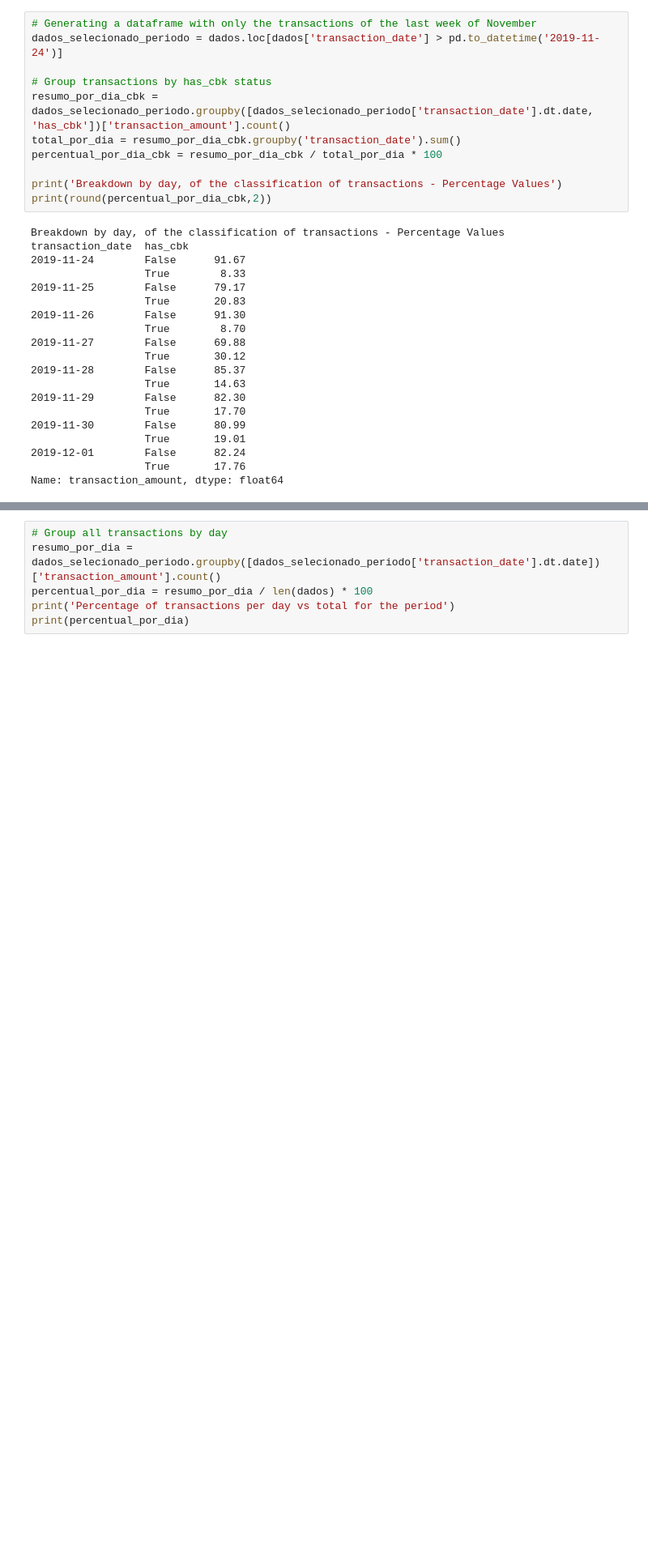
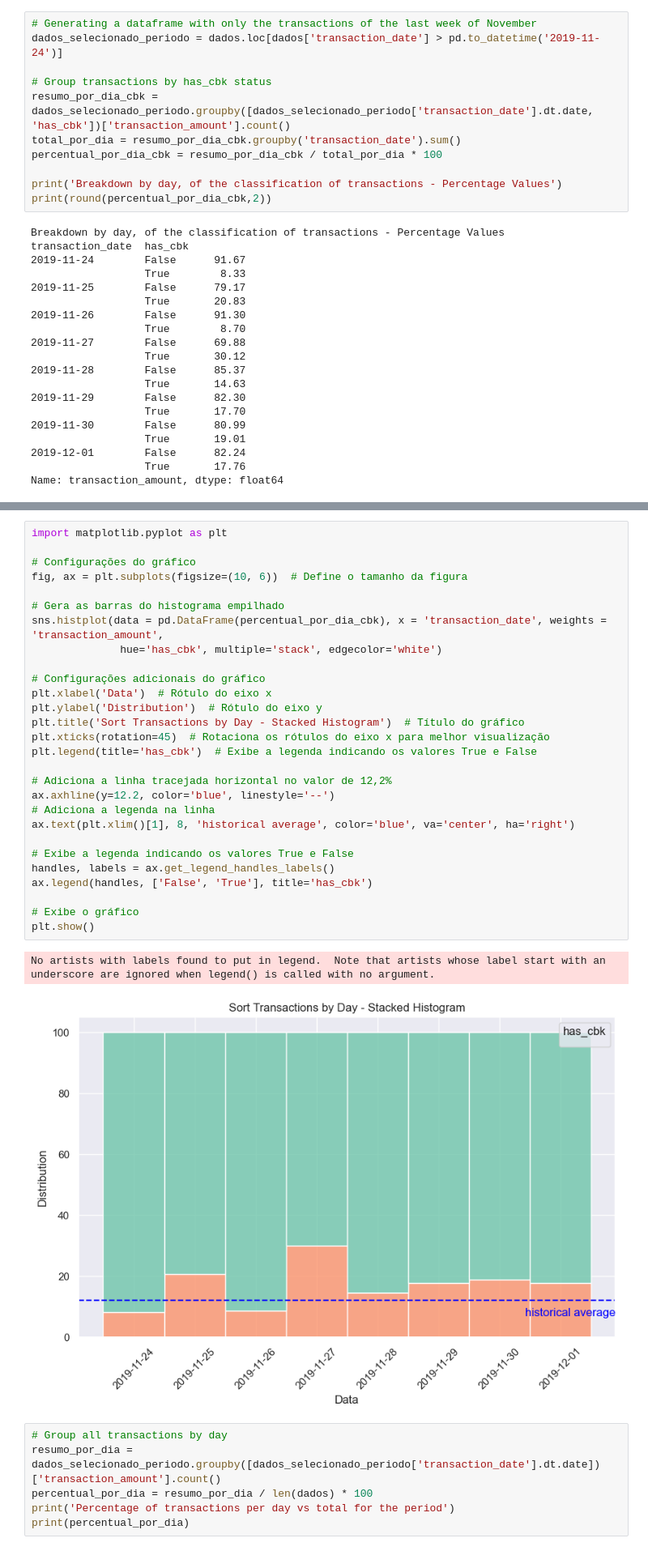
Before and after one commit to andreggalvao/CloudWalk-test, a Jupyter notebook: analise.ipynb, the cells around one changed output, grey strips where cells are left out. Shown at 81% size. Saved outputs shown, nothing was run; the diff lists cells and outputs as text; blank space fills up the shorter version.

```diff
--- a/analise.ipynb
+++ b/analise.ipynb
@@ -183,3 +203,34 @@ Name: transaction_amount, dtype: float64
+# %%
+import matplotlib.pyplot as plt
+
+# Configurações do gráfico
+fig, ax = plt.subplots(figsize=(10, 6))  # Define o tamanho da figura
+
+# Gera as barras do histograma empilhado
+sns.histplot(data = pd.DataFrame(percentual_por_dia_cbk), x = 'transaction_date', weights = 'transaction_amount',
+              hue='has_cbk', multiple='stack', edgecolor='white')
+
+# Configurações adicionais do gráfico
+plt.xlabel('Data')  # Rótulo do eixo x
+plt.ylabel('Distribution')  # Rótulo do eixo y
+plt.title('Sort Transactions by Day - Stacked Histogram')  # Título do gráfico
+plt.xticks(rotation=45)  # Rotaciona os rótulos do eixo x para melhor visualização
+plt.legend(title='has_cbk')  # Exibe a legenda indicando os valores True e False
+
+# Adiciona a linha tracejada horizontal no valor de 12,2%
+ax.axhline(y=12.2, color='blue', linestyle='--')
+# Adiciona a legenda na linha
+ax.text(plt.xlim()[1], 8, 'historical average', color='blue', va='center', ha='right')
+
+# Exibe a legenda indicando os valores True e False
+handles, labels = ax.get_legend_handles_labels()
+ax.legend(handles, ['False', 'True'], title='has_cbk')
+
+# Exibe o gráfico
+plt.show()
+# %% [output]
+No artists with labels found to put in legend.  Note that artists whose label start with an underscore are ignored when legend() is called with no argument.
+[figure, added]
 # %%
 # Group all transactions by day
 resumo_por_dia = dados_selecionado_periodo.groupby([dados_selecionado_periodo['transaction_date'].dt.date])['transaction_amount'].count()
```
Also changed, not shown: parts of 5 cells of this notebook, 2 other files.
